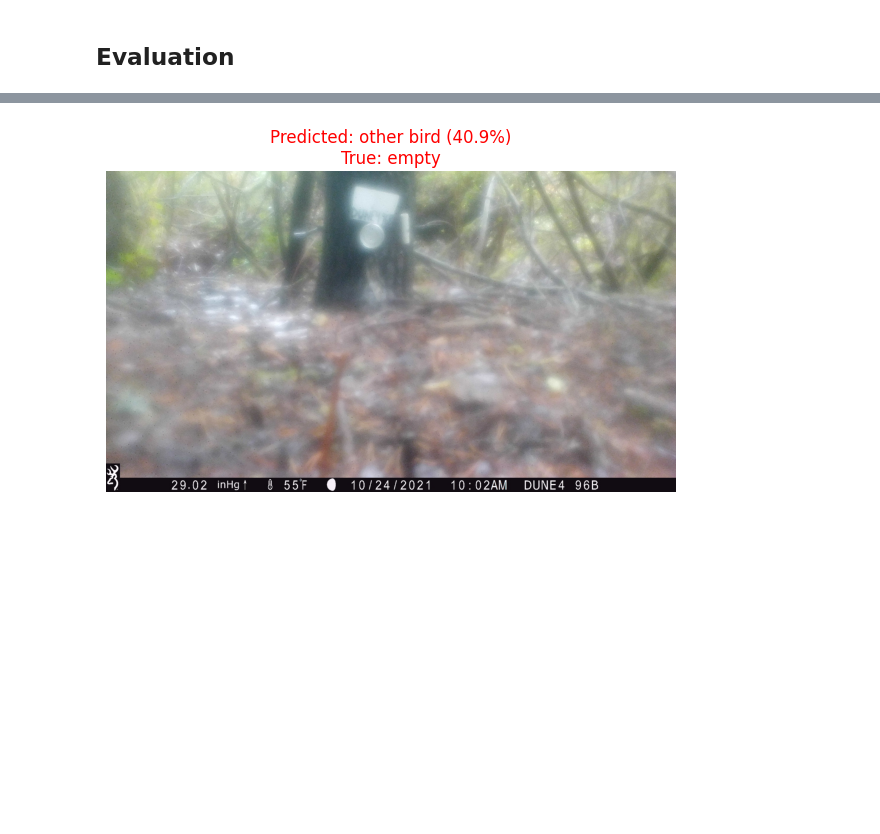
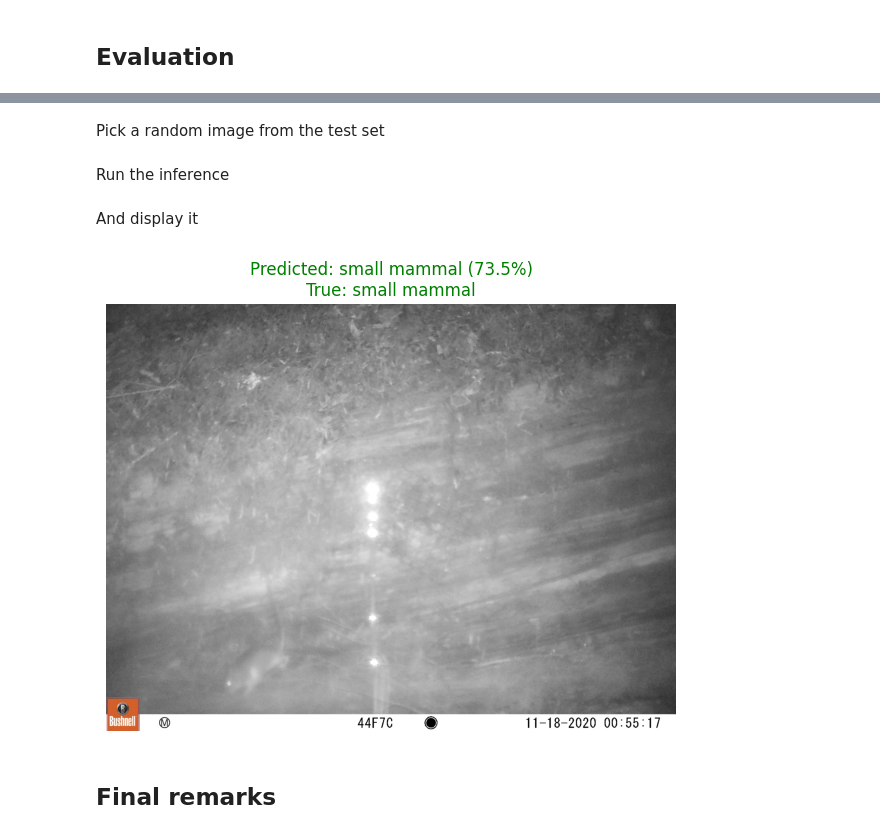
Before and after one commit to braulio-dev/ai-wildlife-detection, a Jupyter notebook: notebook/main.ipynb, the cells around one changed output, grey strips where cells are left out. Saved outputs shown, nothing was run; the diff lists cells and outputs as text; code cells hidden in the pictures; blank space fills up the shorter version.

Commit message:
latest model changes

```diff
--- a/notebook/main.ipynb
+++ b/notebook/main.ipynb
@@ -845,13 +1132,5 @@ The chosen pre-trained model is [EfficientNet-B0](https://pytorch.org/vision/sta
 # %%
-b0_model = tv_models.efficientnet_b0(weights=tv_models.EfficientNet_B0_Weights.DEFAULT)
-b0_model = b0_model.to(device)
-
-total_params = sum(p.numel() for p in b0_model.parameters())
-print(f"EfficientNet-B0 loaded: {total_params:,} params | device: {device}")
-
-arch3 = copy.deepcopy(b0_model)
-
-in_features_3 = arch3.classifier[1].in_features  # 1280
+in_features_3 = arch3.classifier[1].in_features
 arch3.classifier = nn.Sequential(
     nn.Dropout(p=0.2, inplace=True),
     nn.Linear(in_features_3, 128),
@@ -860,4 +1139,3 @@ arch3.classifier = nn.Sequential(
     nn.Linear(128, num_classes),
 )
 arch3 = arch3.to(device)
-print(f"2-layer MLP head: Linear({in_features_3}, 128) â†’ ReLU â†’ Dropout â†’ Linear(128, {num_classes})")
@@ -878,5 +1159,6 @@ Trainable: 165,903 / 4,173,451  (2-layer MLP head only)
 # %%
 optimizer_tl_3 = torch.optim.Adam(arch3.classifier.parameters(), lr=1e-3)
+criterion = nn.CrossEntropyLoss()
 # %%
 res = train(arch3, train_loader_160, val_loader_160, criterion, optimizer_tl_3, _num_epochs=5)
 # %% [output]
@@ -968,0 +1318,9 @@ Selected: arch1_ft (score=0.7226)
+# %%
+best_key = max(models, key=lambda k: score[k])
+best_entry = models[best_key]
+print(f"\nBest model: {best_key}")
+print(f"Val Acc: {best_entry['val_acc']:.4f}")
+print(f"Train Acc: {best_entry['train_acc']:.4f}")
+print(f"Val Loss: {best_entry['val_loss']:.4f}")
+print(f"Train Loss: {best_entry['train_loss']:.4f}")
+print(f"Overfitting Score: {score[best_key]:.4f}")
@@ -1158,0 +1524,2 @@ ONNX export validated.
+# %% [markdown]
+Pick a random image from the test set
@@ -1159,33 +1529,27 @@ ONNX export validated.
+# %% [markdown]
+Run the inference
+# %%
+input_arr = img_tensor.unsqueeze(0).numpy()
+result = sess.run(["logits"], {"input": input_arr})[0]
+pred_label = int(np.argmax(result))
+confidence = float(torch.softmax(torch.tensor(result), dim=1).max())
+# %% [markdown]
+And display it
 # %%
-import random
-import matplotlib.pyplot as plt
-from PIL import Image
-import torch
-import numpy as np
-
-# Pick a random image from the test set
-random_idx = random.randint(0, len(test_set) - 1)
-img_tensor, true_label = test_set[random_idx]
-
-# Run inference through the ONNX session
-input_arr = img_tensor.unsqueeze(0).numpy()
-logits = sess.run(["logits"], {"input": input_arr})[0]
-pred_label = int(np.argmax(logits))
-confidence = float(torch.softmax(torch.tensor(logits), dim=1).max())
-
-# Display the image with prediction
 fname, _ = test_set.dataset.samples[test_set.indices[random_idx]]
 img = Image.open(f"{out_dir}/{fname}").convert("RGB")
 
 plt.figure(figsize=(6, 5))
 plt.imshow(img)
 plt.axis("off")
 plt.title(
     f"Predicted: {class_names[pred_label]} ({confidence:.1%})\n"
     f"True: {class_names[true_label]}",
     color="green" if pred_label == true_label else "red"
 )
 plt.tight_layout()
 plt.show()
 # %% [output]
-[figure, old version]
+[figure, new version]
+# %% [markdown]
+## Final remarks
```
Also changed, not shown: parts of 206 cells of this notebook, 8 other files.
